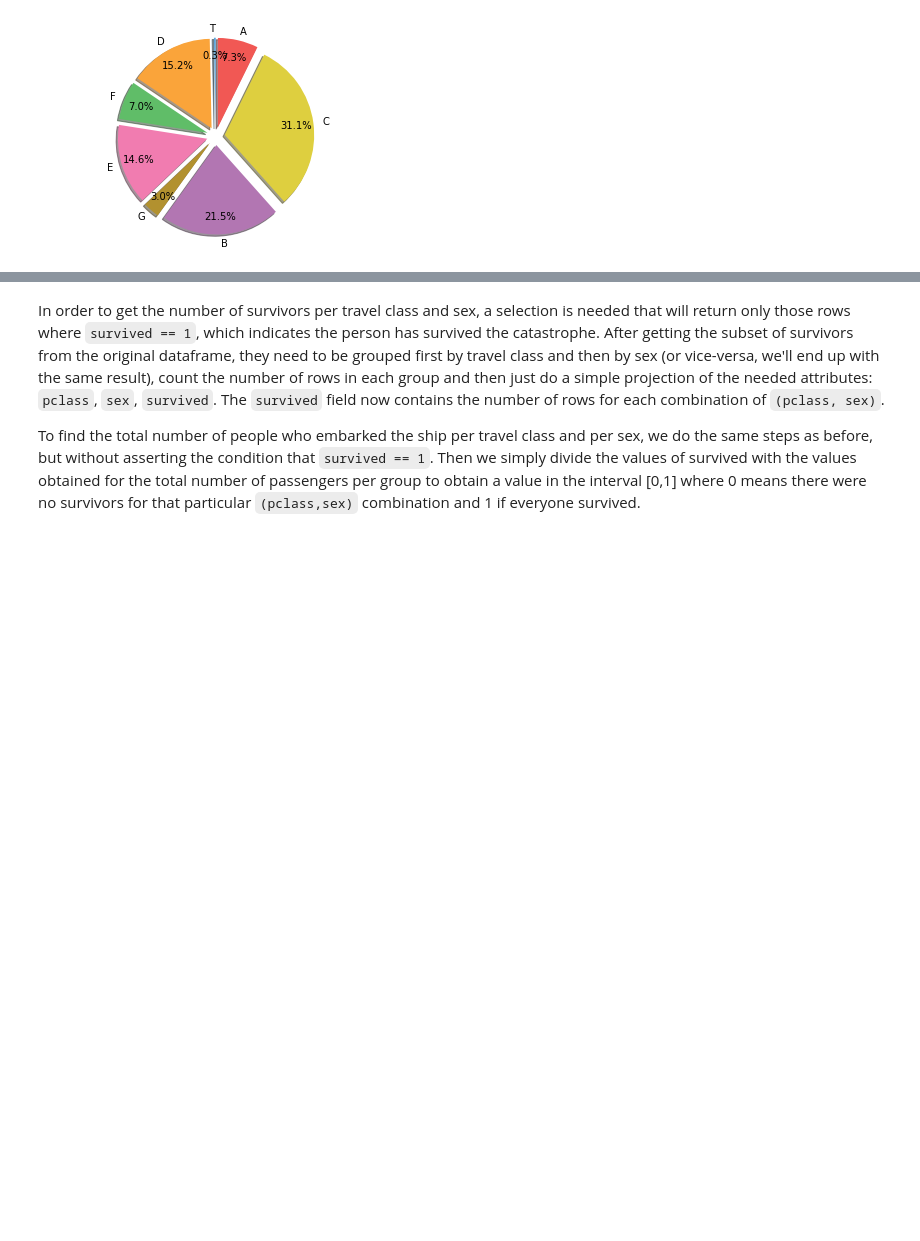
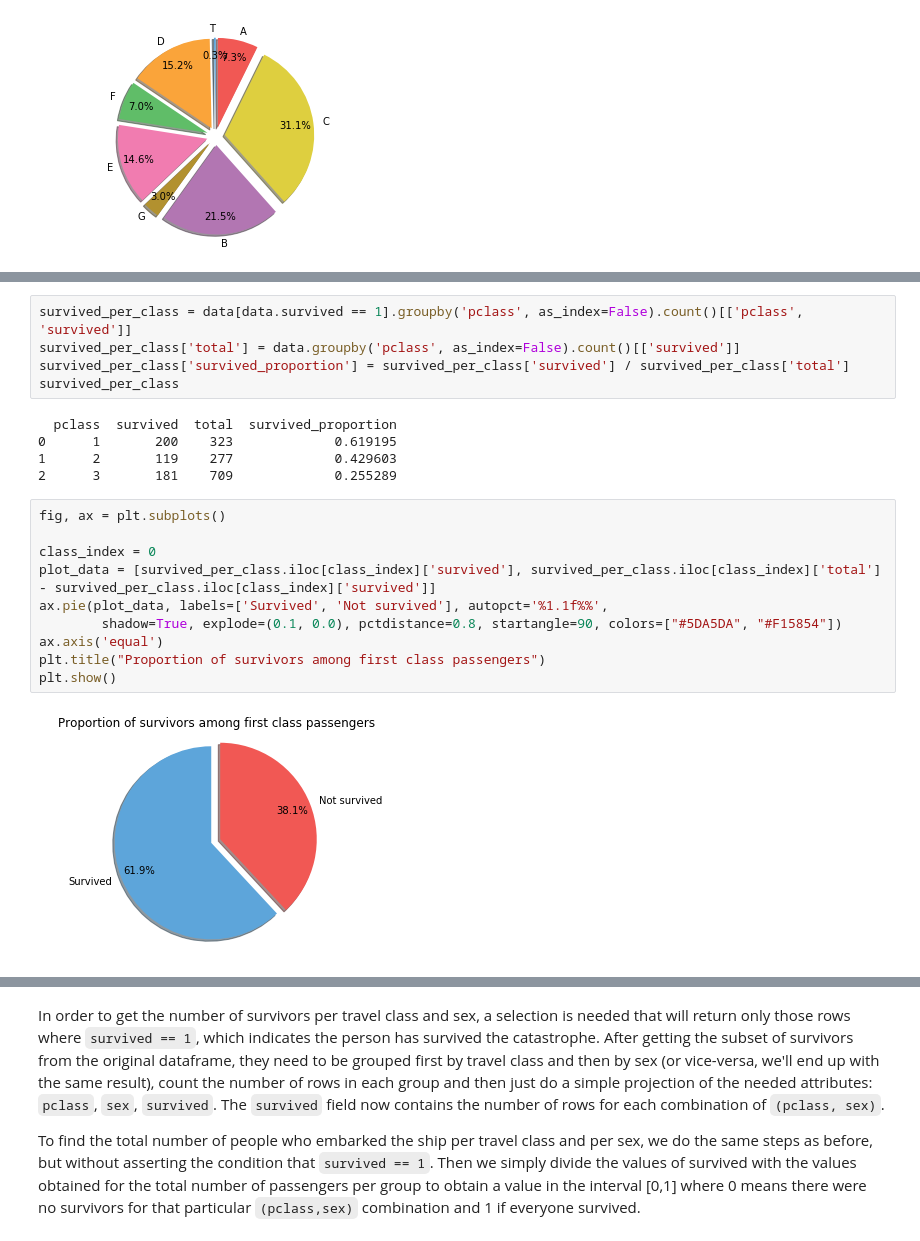
Before and after one commit to martinj96/Ada2017, a Jupyter notebook: Homework 1/Homework 1.ipynb, the cells around one changed output, grey strips where cells are left out. Cells and saved outputs as stored; diff of their text form; blank space fills up the shorter version.

```diff
--- a/Homework 1/Homework 1.ipynb
+++ b/Homework 1/Homework 1.ipynb
@@ -698,0 +705,22 @@ plt.show()
+# %%
+survived_per_class = data[data.survived == 1].groupby('pclass', as_index=False).count()[['pclass', 'survived']]
+survived_per_class['total'] = data.groupby('pclass', as_index=False).count()[['survived']]
+survived_per_class['survived_proportion'] = survived_per_class['survived'] / survived_per_class['total']
+survived_per_class
+# %% [output]
+  pclass  survived  total  survived_proportion
+0      1       200    323             0.619195
+1      2       119    277             0.429603
+2      3       181    709             0.255289
+# %%
+fig, ax = plt.subplots()
+
+class_index = 0
+plot_data = [survived_per_class.iloc[class_index]['survived'], survived_per_class.iloc[class_index]['total'] - survived_per_class.iloc[class_index]['survived']]
+ax.pie(plot_data, labels=['Survived', 'Not survived'], autopct='%1.1f%%',
+        shadow=True, explode=(0.1, 0.0), pctdistance=0.8, startangle=90, colors=["#5DA5DA", "#F15854"])
+ax.axis('equal')
+plt.title("Proportion of survivors among first class passengers")
+plt.show()
+# %% [output]
+[figure, added]
```
Also changed, not shown: parts of 3 cells of this notebook.
